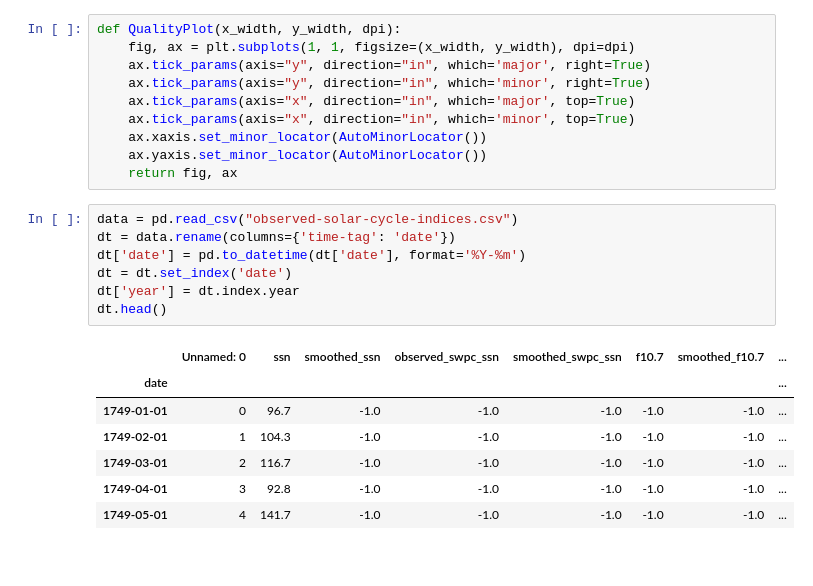
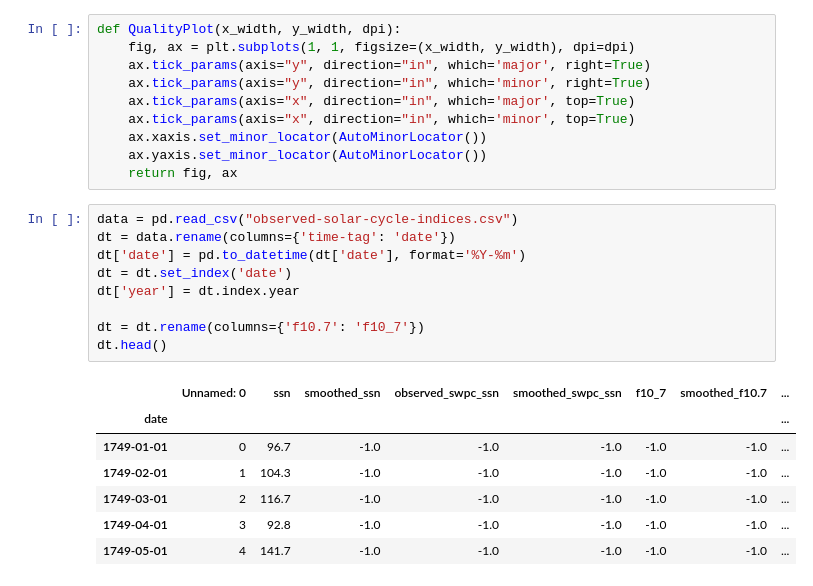
Before and after one commit to levetation/spaceweather, a Jupyter notebook: analysis.ipynb, the cells around one changed output. Saved outputs shown, nothing was run; the diff lists cells and outputs as text.

```diff
--- a/analysis.ipynb
+++ b/analysis.ipynb
@@ -18,12 +18,14 @@ def QualityPlot(x_width, y_width, dpi):
 # %%
 data = pd.read_csv("observed-solar-cycle-indices.csv")
 dt = data.rename(columns={'time-tag': 'date'})
 dt['date'] = pd.to_datetime(dt['date'], format='%Y-%m')
 dt = dt.set_index('date')
 dt['year'] = dt.index.year
+
+dt = dt.rename(columns={'f10.7': 'f10_7'})
 dt.head()
 # %% [output]
-|  | Unnamed: 0 | ssn | smoothed_ssn | observed_swpc_ssn | smoothed_swpc_ssn | f10.7 | smoothed_f10.7 | ... |
+|  | Unnamed: 0 | ssn | smoothed_ssn | observed_swpc_ssn | smoothed_swpc_ssn | f10_7 | smoothed_f10.7 | ... |
 | date |  |  |  |  |  |  |  | ... |
 | 1749-01-01 | 0 | 96.7 | -1.0 | -1.0 | -1.0 | -1.0 | -1.0 | ... |
 | 1749-02-01 | 1 | 104.3 | -1.0 | -1.0 | -1.0 | -1.0 | -1.0 | ... |
```
Also changed, not shown: parts of 7 cells of this notebook.
